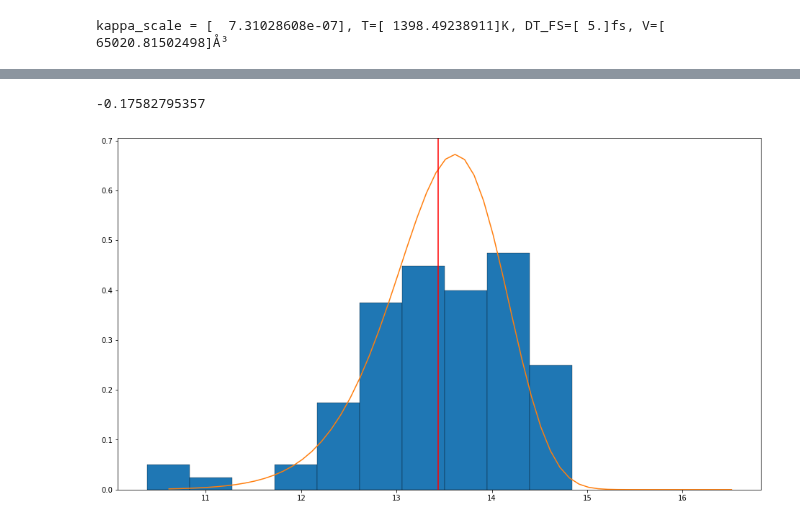
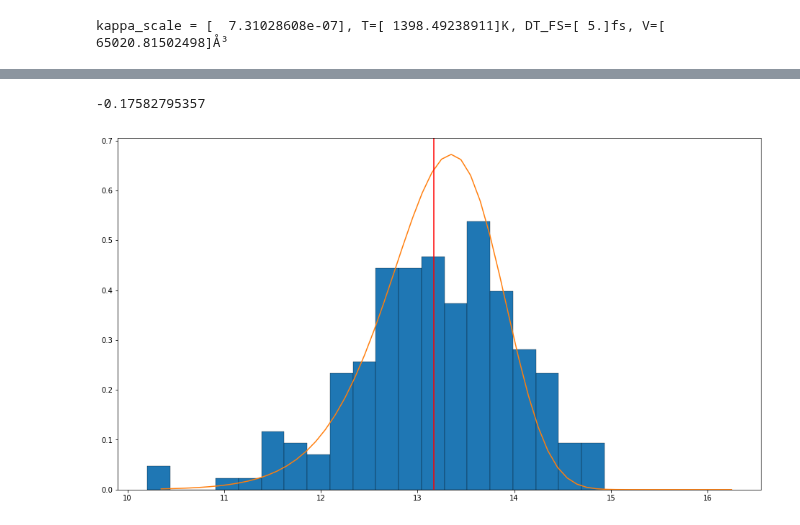
Before and after one commit to sissaschool/sportran, a Jupyter notebook: example/Blocchi_due_componenti.ipynb, the cells around one changed output, grey strips where cells are left out. Saved outputs shown, nothing was run; the diff lists cells and outputs as text; code cells hidden in the pictures.

```diff
--- a/example/Blocchi_due_componenti.ipynb
+++ b/example/Blocchi_due_componenti.ipynb
@@ -134,15 +158,15 @@ Widget Javascript not detected.  It may not be installed properly. Did you enabl
 # %%
 XBINW=1
-f = 50
-plt.hist(np.array(list(b.slogpsd()))[f*XBINW:(f+1)*XBINW,:].flatten(), normed='probability', bins=10, ec='k', lw=0.3, align='mid');
+f = 90
+plt.hist(np.array(list(b.slogpsd()))[f*XBINW:(f+1)*XBINW,:].flatten(), normed='probability', bins=20, ec='k', lw=0.3, align='mid');
 mediaaaaaaa = np.array(list(b.slogpsd()))[f*XBINW:(f+1)*XBINW,:].flatten().mean()
 
 LOGmedia = 1.5 - tc.md.EULER_GAMMA - np.log(3)
 print LOGmedia
 x = np.arange(-3,3,0.1)
 g = 27./2 * np.exp(-3.*np.exp(x) + 3.*x)
 plt.plot(x + mediaaaaaaa - LOGmedia, g)
 plt.axvline(mediaaaaaaa, color='r');
 # %% [output]
 -0.17582795357
-[figure, old version]
+[figure, new version]
```
Also changed, not shown: parts of 7 cells of this notebook.
